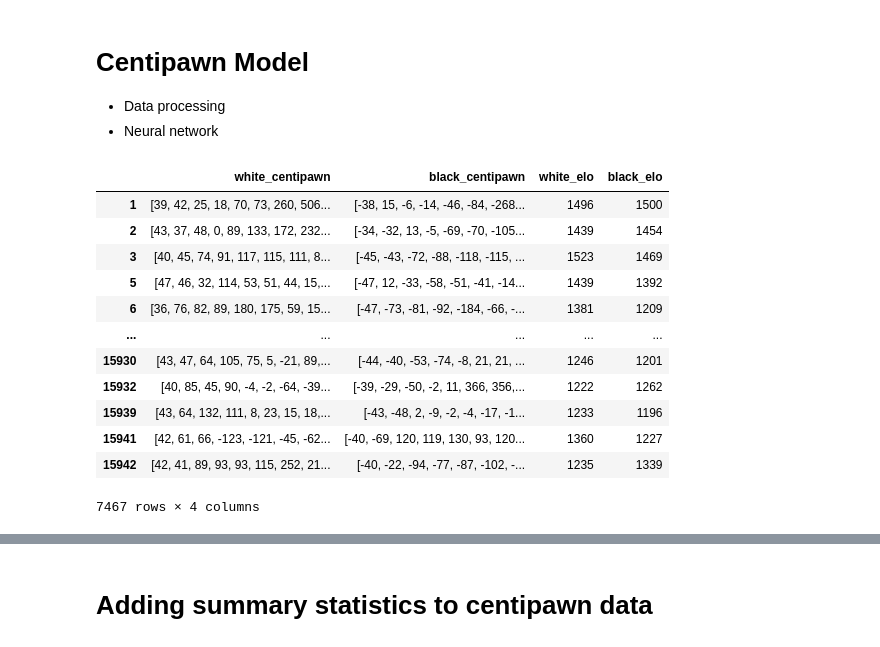
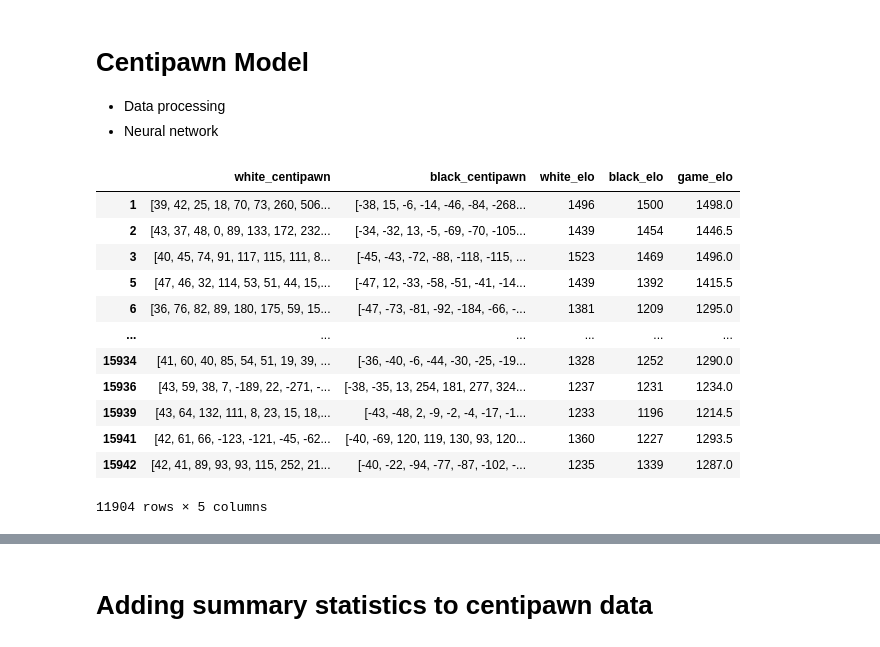
Before and after one commit to T-hawk/chess-ds-final, a Jupyter notebook: neural-net.ipynb, the cells around one changed output, grey strips where cells are left out. Drawn from its saved outputs; the diff is of its cells as text; code cells hidden in the pictures.

```diff
--- a/neural-net.ipynb
+++ b/neural-net.ipynb
@@ -338,8 +339,10 @@ from tensorflow.keras import layers
 # Seperate data into X and y
 # ==============================
 
-feature_cols = [col for col in neural_net_input.columns if col not in ['white_elo', 'black_elo']]
-target_cols = ['white_elo', 'black_elo']
+neural_net_input["game_elo"] = neural_net_input[["white_elo", "black_elo"]].mean(axis=1)
+
+feature_cols = [col for col in neural_net_input.columns if col not in ["white_elo", "black_elo", "game_elo"]]
+target_cols = ["game_elo"]
 
 X = neural_net_input[feature_cols].values.astype(np.float32)
 y = neural_net_input[target_cols].values.astype(np.float32)
@@ -372,7 +375,7 @@ model = keras.Sequential([
     layers.Dense(128, activation='relu'),
     layers.Dense(64, activation='relu'),
     layers.Dense(32, activation='relu'),
-    layers.Dense(2)
+    layers.Dense(1)
 ])
 
 
@@ -405,17 +408,12 @@ history = model.fit(
 # ==============================
 # Evaluate
 # ==============================
-pred = model.predict(X_test)
+pred = model.predict(X_test, verbose=0)
 
-white_mae = mean_absolute_error(y_test[:, 0], pred[:, 0])
-black_mae = mean_absolute_error(y_test[:, 1], pred[:, 1])
+game_mae = mean_absolute_error(y_test[:, 0], pred[:, 0])
+game_rmse = np.sqrt(mean_squared_error(y_test[:, 0], pred[:, 0]))
 
-white_rmse = np.sqrt(mean_squared_error(y_test[:, 0], pred[:, 0]))
-black_rmse = np.sqrt(mean_squared_error(y_test[:, 1], pred[:, 1]))
-
-print(f"White ELO MAE:  {white_mae:.2f}")
-print(f"Black ELO MAE:  {black_mae:.2f}")
-print(f"White ELO RMSE: {white_rmse:.2f}")
-print(f"Black ELO RMSE: {black_rmse:.2f}")
+print(f"Game ELO MAE:  {game_mae:.2f}")
+print(f"Game ELO RMSE: {game_rmse:.2f}")
 # %% [output]
 Epoch 1/200
@@ -594,47 +557,48 @@ plt.show()
 # %%
 import ast
 
 # ==============================
 # Data processing
 # ==============================
 
 centipawn_data = pd.read_csv("centipawn/centipawn_data_depth_12.csv")
 
 # Clamp values (stockfish provided very high values 100000 and -100000 when checkmate was soon)
 centipawn_data["centipawn"] = centipawn_data["centipawn"].apply(ast.literal_eval)
 centipawn_data["centipawn"] = centipawn_data["centipawn"].apply(
     lambda values: [max(-1000, min(1000, value)) for value in values]
 )
 
 # Sort centipawn by color
 centipawn_data["white_centipawn"] = centipawn_data["centipawn"].apply(lambda x: x[::2])
 centipawn_data["black_centipawn"] = centipawn_data["centipawn"].apply(lambda x: x[1::2])
 
 # Combine centipawn data with board-analysis features using the explicit index columns
 neural_net_with_centipawn = neural_net_input.merge(
     centipawn_data,
     left_on="idx",
     right_on="index",
     how="inner"
 )
 
-centipawn_vector_input = neural_net_with_centipawn[neural_net_with_centipawn["total_turns"] >= 60]
+centipawn_vector_input = neural_net_with_centipawn[neural_net_with_centipawn["total_turns"] >= 40]
 
-centipawn_vector_input = centipawn_vector_input[["white_centipawn", "black_centipawn", "white_elo", "black_elo"]]
+centipawn_vector_input = centipawn_vector_input[["white_centipawn", "black_centipawn", "white_elo", "black_elo"]].copy()
+centipawn_vector_input["game_elo"] = centipawn_vector_input[["white_elo", "black_elo"]].mean(axis=1)
 centipawn_vector_input
 # %% [output]
-|  | white_centipawn | black_centipawn | white_elo | black_elo |
-| 1 | [39, 42, 25, 18, 70, 73, 260, 506... | [-38, 15, -6, -14, -46, -84, -268... | 1496 | 1500 |
-| 2 | [43, 37, 48, 0, 89, 133, 172, 232... | [-34, -32, 13, -5, -69, -70, -105... | 1439 | 1454 |
-| 3 | [40, 45, 74, 91, 117, 115, 111, 8... | [-45, -43, -72, -88, -118, -115, ... | 1523 | 1469 |
-| 5 | [47, 46, 32, 114, 53, 51, 44, 15,... | [-47, 12, -33, -58, -51, -41, -14... | 1439 | 1392 |
-| 6 | [36, 76, 82, 89, 180, 175, 59, 15... | [-47, -73, -81, -92, -184, -66, -... | 1381 | 1209 |
-| ... | ... | ... | ... | ... |
-| 15930 | [43, 47, 64, 105, 75, 5, -21, 89,... | [-44, -40, -53, -74, -8, 21, 21, ... | 1246 | 1201 |
-| 15932 | [40, 85, 45, 90, -4, -2, -64, -39... | [-39, -29, -50, -2, 11, 366, 356,... | 1222 | 1262 |
-| 15939 | [43, 64, 132, 111, 8, 23, 15, 18,... | [-43, -48, 2, -9, -2, -4, -17, -1... | 1233 | 1196 |
-| 15941 | [42, 61, 66, -123, -121, -45, -62... | [-40, -69, 120, 119, 130, 93, 120... | 1360 | 1227 |
-| 15942 | [42, 41, 89, 93, 93, 115, 252, 21... | [-40, -22, -94, -77, -87, -102, -... | 1235 | 1339 |
+|  | white_centipawn | black_centipawn | white_elo | black_elo | game_elo |
+| 1 | [39, 42, 25, 18, 70, 73, 260, 506... | [-38, 15, -6, -14, -46, -84, -268... | 1496 | 1500 | 1498.0 |
+| 2 | [43, 37, 48, 0, 89, 133, 172, 232... | [-34, -32, 13, -5, -69, -70, -105... | 1439 | 1454 | 1446.5 |
+| 3 | [40, 45, 74, 91, 117, 115, 111, 8... | [-45, -43, -72, -88, -118, -115, ... | 1523 | 1469 | 1496.0 |
+| 5 | [47, 46, 32, 114, 53, 51, 44, 15,... | [-47, 12, -33, -58, -51, -41, -14... | 1439 | 1392 | 1415.5 |
+| 6 | [36, 76, 82, 89, 180, 175, 59, 15... | [-47, -73, -81, -92, -184, -66, -... | 1381 | 1209 | 1295.0 |
+| ... | ... | ... | ... | ... | ... |
+| 15934 | [41, 60, 40, 85, 54, 51, 19, 39, ... | [-36, -40, -6, -44, -30, -25, -19... | 1328 | 1252 | 1290.0 |
+| 15936 | [43, 59, 38, 7, -189, 22, -271, -... | [-38, -35, 13, 254, 181, 277, 324... | 1237 | 1231 | 1234.0 |
+| 15939 | [43, 64, 132, 111, 8, 23, 15, 18,... | [-43, -48, 2, -9, -2, -4, -17, -1... | 1233 | 1196 | 1214.5 |
+| 15941 | [42, 61, 66, -123, -121, -45, -62... | [-40, -69, 120, 119, 130, 93, 120... | 1360 | 1227 | 1293.5 |
+| 15942 | [42, 41, 89, 93, 93, 115, 252, 21... | [-40, -22, -94, -77, -87, -102, -... | 1235 | 1339 | 1287.0 |
-7467 rows × 4 columns
+11904 rows × 5 columns
 # %%
 # ==============================
```
Also changed, not shown: parts of 14 cells of this notebook, 1 other file.
